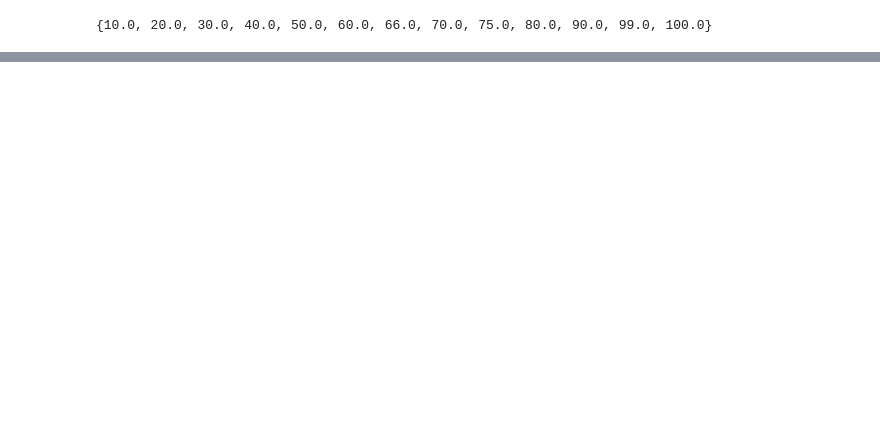
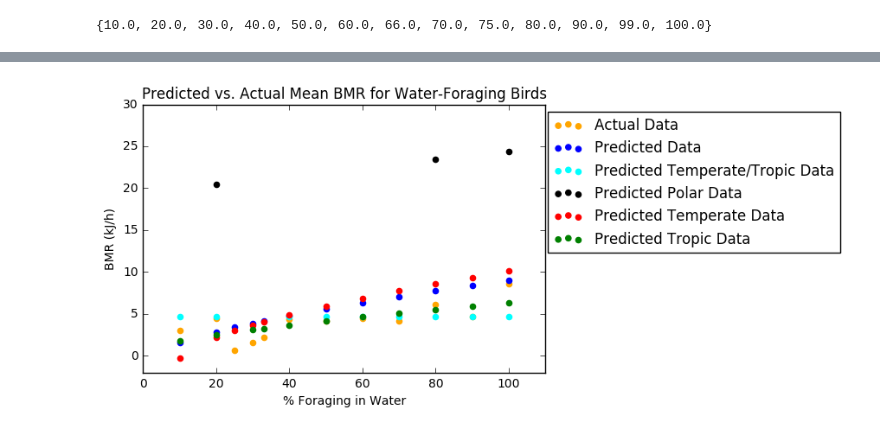
Before and after one commit to tammymach/FinalProject, a Jupyter notebook: Final Project Code_Cook.ipynb, the cells around one changed output, grey strips where cells are left out. Saved outputs shown, nothing was run; the diff lists cells and outputs as text; code cells hidden in the pictures; blank space fills up the shorter version.

```diff
--- a/Final Project Code_Cook.ipynb
+++ b/Final Project Code_Cook.ipynb
@@ -727,0 +899,17 @@ plt.savefig("ForestComparison.jpg")
+# %%
+#Adding in the polar data, which is minimal and much higher, to the previous graph
+plt.scatter(WaterBirdSet, MeanBMRs, color = 'orange', label = "Actual Data")
+plt.scatter(WaterBirdSet, PredictBMR, color = 'blue', label = "Predicted Data")
+plt.scatter(TTrWBirdsSet, PredictBMRTTr, color = 'cyan', label = "Predicted Temperate/Tropic Data")
+plt.scatter(PWBirdsSet, PredictBMRP, color = 'black', label = "Predicted Polar Data")
+plt.scatter(TWBirdsSet, PredictBMRT, color = 'red', label = "Predicted Temperate Data")
+plt.scatter(TrWBirdsSet, PredictBMRTr, color = 'green', label = "Predicted Tropic Data")
+plt.legend(bbox_to_anchor = (1.75, 1))
+plt.title("Predicted vs. Actual Mean BMR for Water-Foraging Birds")
+plt.xlabel("% Foraging in Water")
+plt.ylabel("BMR (kJ/h)")
+plt.xlim(0, 110)
+plt.ylim(-2, 30)
+plt.savefig("WaterForagersComparisonWP.jpg")
+# %% [output]
+[figure, added]
```
Also changed, not shown: parts of 52 cells of this notebook.
